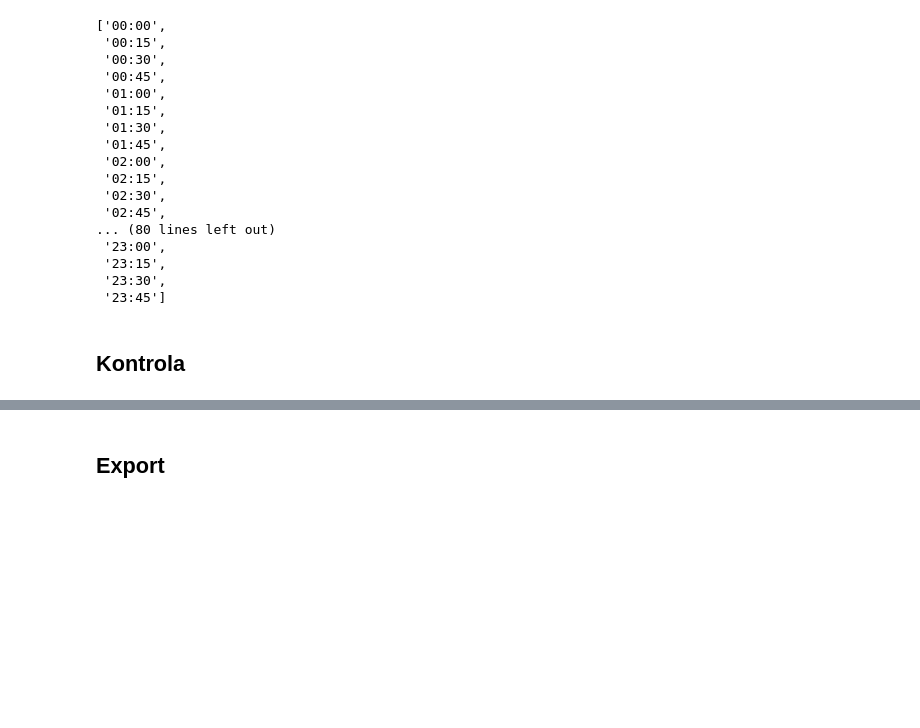
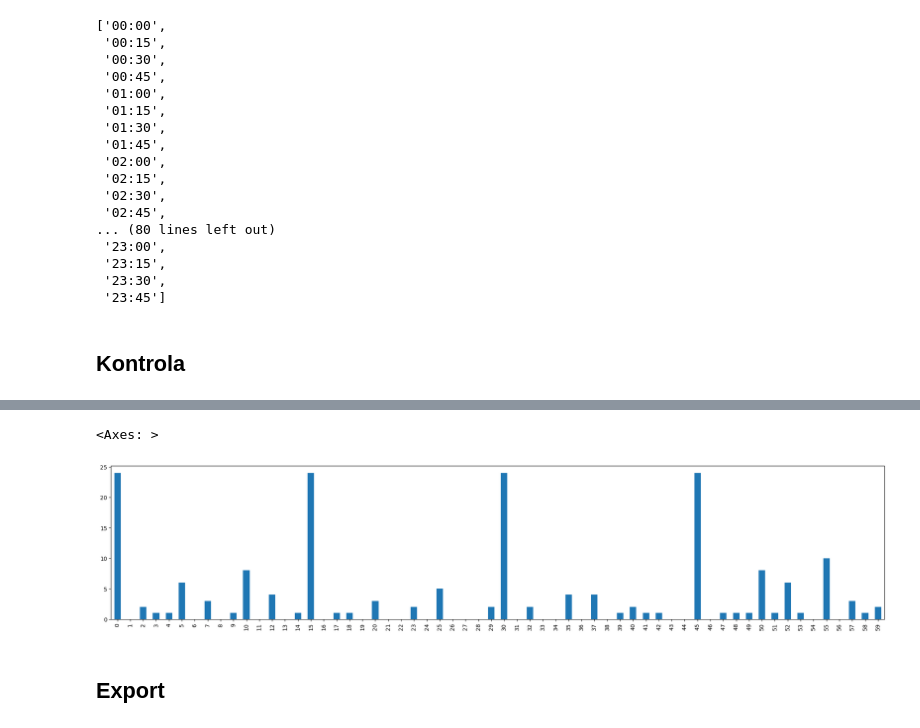
Before and after one commit to michalkasparek/hodiny-literatury, a Jupyter notebook: 002_generovani_ciferniku.ipynb, the cells around one changed output, grey strips where cells are left out. Drawn from its saved outputs; the diff is of its cells as text; code cells hidden in the pictures; blank space fills up the shorter version.

```diff
--- a/002_generovani_ciferniku.ipynb
+++ b/002_generovani_ciferniku.ipynb
@@ -305,3 +324,15 @@ pd.Series(kontrola).plot.bar()
+# %%
+kontrola_minut = {}
+for i in range(0,60):
+    kontrola_minut[i] = 0
+for cas, text in cifernik.items():
+    if len(text) > 0:
+        kontrola_minut[int(cas[3:5])] += 1
+# %%
+pd.Series(kontrola_minut).plot.bar(figsize=(25,5))
+# %% [output]
+<Axes: >
+[figure, added]
 # %% [markdown]
 ## Export
 # %%
```
Also changed, not shown: parts of 9 cells of this notebook, 4 other files.
